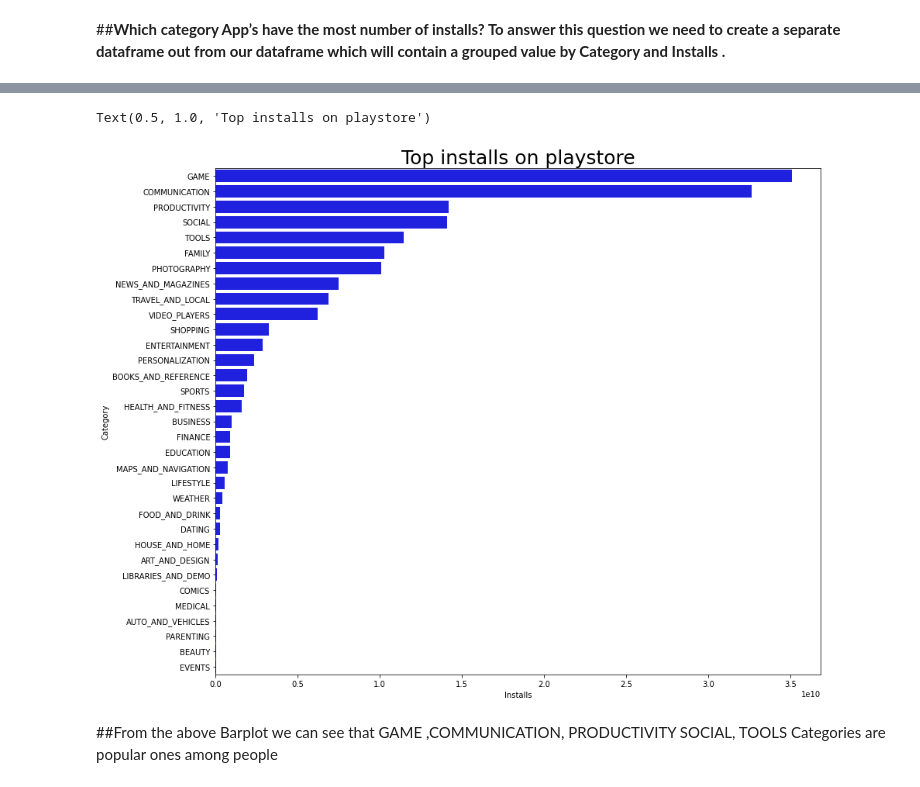
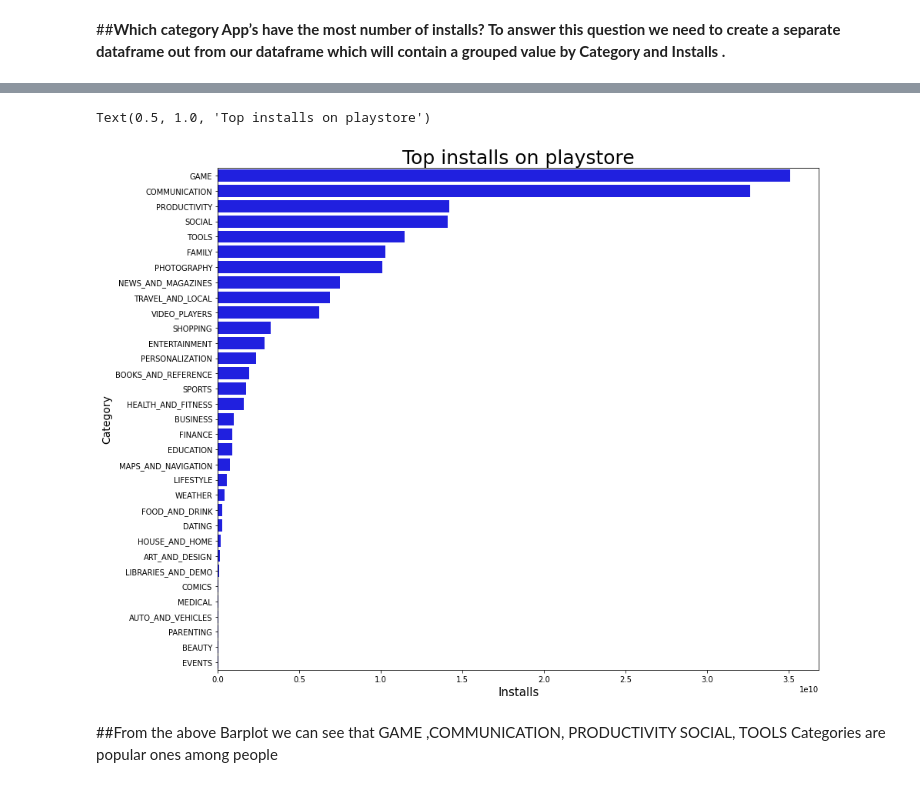
Before and after one commit to MANISH-KUMAR-CODES/Playstore-analysis-capstone-project-1, a Jupyter notebook: Play_Store_App_Review_Analysis_Capstone_Project.ipynb, the cells around one changed output, grey strips where cells are left out. Cells and saved outputs as stored; diff of their text form; code cells hidden in the pictures.

```diff
--- a/Play_Store_App_Review_Analysis_Capstone_Project.ipynb
+++ b/Play_Store_App_Review_Analysis_Capstone_Project.ipynb
@@ -599,13 +603,13 @@ EVENTS                  15973161
 # %%
 #Plotting a barplot
 plt.figure(figsize=(14,12))
-plt.xlabel("Installs")
-plt.ylabel("Category")
+plt.xlabel("Installs",size = 15)
+plt.ylabel("Category",size = 14)
 sns.barplot(y=installs_df.index ,x= 'Installs' ,data = installs_df, color='Blue')
 plt.title('Top installs on playstore',size =25)
 # %% [output]
 Text(0.5, 1.0, 'Top installs on playstore')
-[figure, old version]
+[figure, new version]
 # %% [markdown]
 ##From the above Barplot we can see that GAME ,COMMUNICATION, PRODUCTIVITY SOCIAL, TOOLS Categories are popular ones among people
 # %% [markdown]
```
Also changed, not shown: parts of 15 cells of this notebook.
